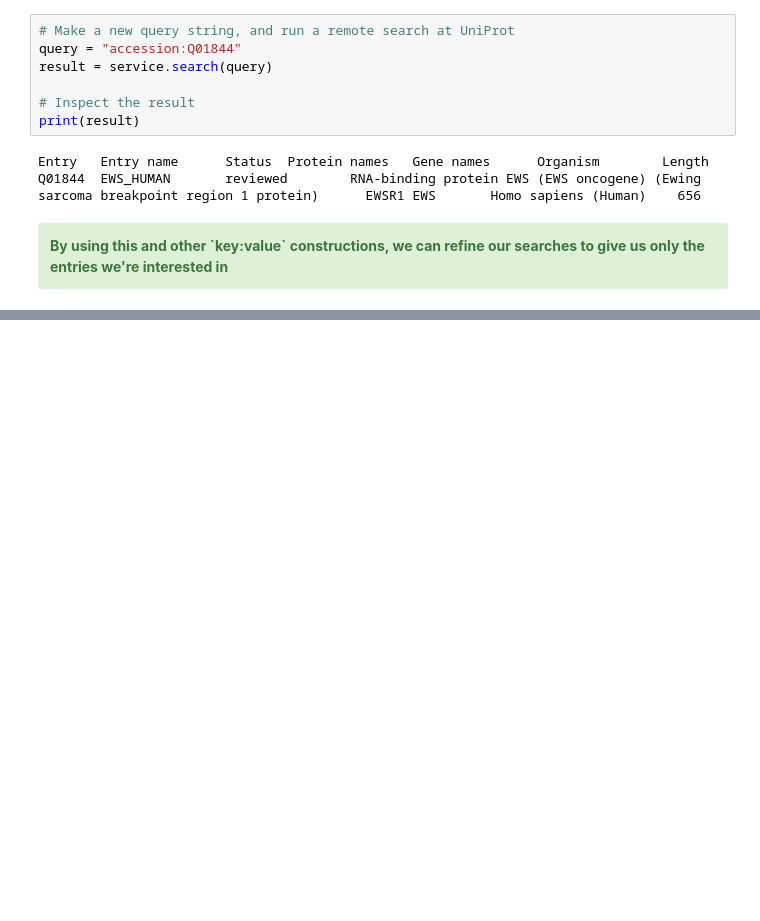
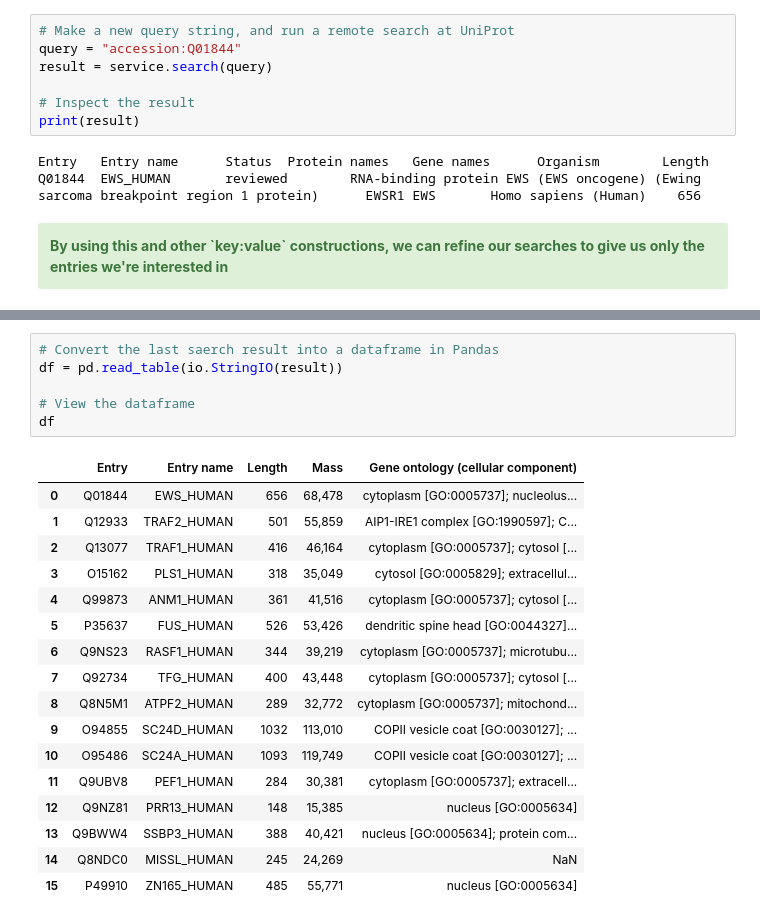
Before and after one commit to widdowquinn/2018-03-06-ibioic, a Jupyter notebook: 02-sequence_databases/07-uniprot_programming.ipynb, the cells around one changed output, grey strips where cells are left out. Drawn from its saved outputs; the diff is of its cells as text; blank space fills up the shorter version.

```diff
--- a/02-sequence_databases/07-uniprot_programming.ipynb
+++ b/02-sequence_databases/07-uniprot_programming.ipynb
@@ -203,0 +416,24 @@ for query in queries:
+# %%
+# Convert the last saerch result into a dataframe in Pandas
+df = pd.read_table(io.StringIO(result))
+
+# View the dataframe
+df
+# %% [output]
+|  | Entry | Entry name | Length | Mass | Gene ontology (cellular component) |
+| 0 | Q01844 | EWS_HUMAN | 656 | 68,478 | cytoplasm [GO:0005737]; nucleolus... |
+| 1 | Q12933 | TRAF2_HUMAN | 501 | 55,859 | AIP1-IRE1 complex [GO:1990597]; C... |
+| 2 | Q13077 | TRAF1_HUMAN | 416 | 46,164 | cytoplasm [GO:0005737]; cytosol [... |
+| 3 | O15162 | PLS1_HUMAN | 318 | 35,049 | cytosol [GO:0005829]; extracellul... |
+| 4 | Q99873 | ANM1_HUMAN | 361 | 41,516 | cytoplasm [GO:0005737]; cytosol [... |
+| 5 | P35637 | FUS_HUMAN | 526 | 53,426 | dendritic spine head [GO:0044327]... |
+| 6 | Q9NS23 | RASF1_HUMAN | 344 | 39,219 | cytoplasm [GO:0005737]; microtubu... |
+| 7 | Q92734 | TFG_HUMAN | 400 | 43,448 | cytoplasm [GO:0005737]; cytosol [... |
+| 8 | Q8N5M1 | ATPF2_HUMAN | 289 | 32,772 | cytoplasm [GO:0005737]; mitochond... |
+| 9 | O94855 | SC24D_HUMAN | 1032 | 113,010 | COPII vesicle coat [GO:0030127]; ... |
+| 10 | O95486 | SC24A_HUMAN | 1093 | 119,749 | COPII vesicle coat [GO:0030127]; ... |
+| 11 | Q9UBV8 | PEF1_HUMAN | 284 | 30,381 | cytoplasm [GO:0005737]; extracell... |
+| 12 | Q9NZ81 | PRR13_HUMAN | 148 | 15,385 | nucleus [GO:0005634] |
+| 13 | Q9BWW4 | SSBP3_HUMAN | 388 | 40,421 | nucleus [GO:0005634]; protein com... |
+| 14 | Q8NDC0 | MISSL_HUMAN | 245 | 24,269 | NaN |
+| 15 | P49910 | ZN165_HUMAN | 485 | 55,771 | nucleus [GO:0005634] |
```
Also changed, not shown: parts of 21 cells of this notebook, 1 other file.
